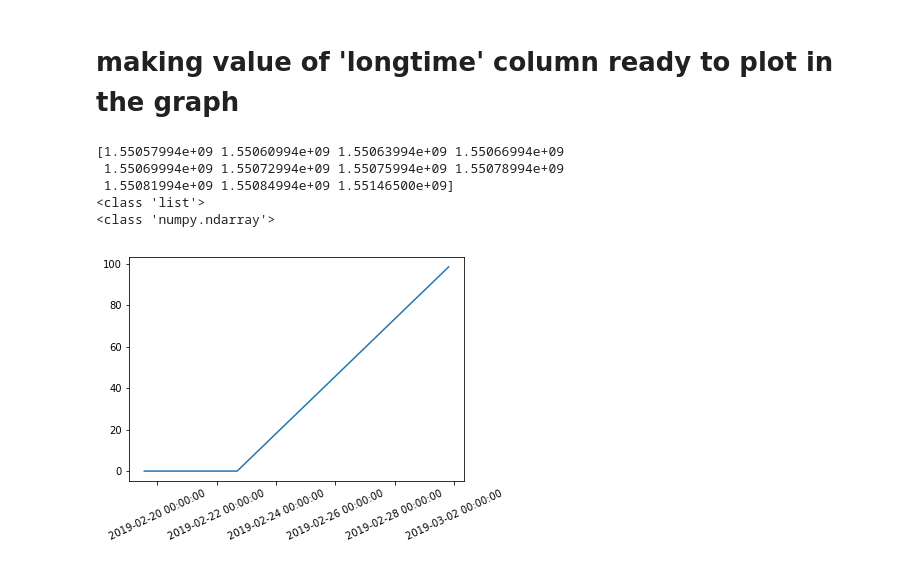
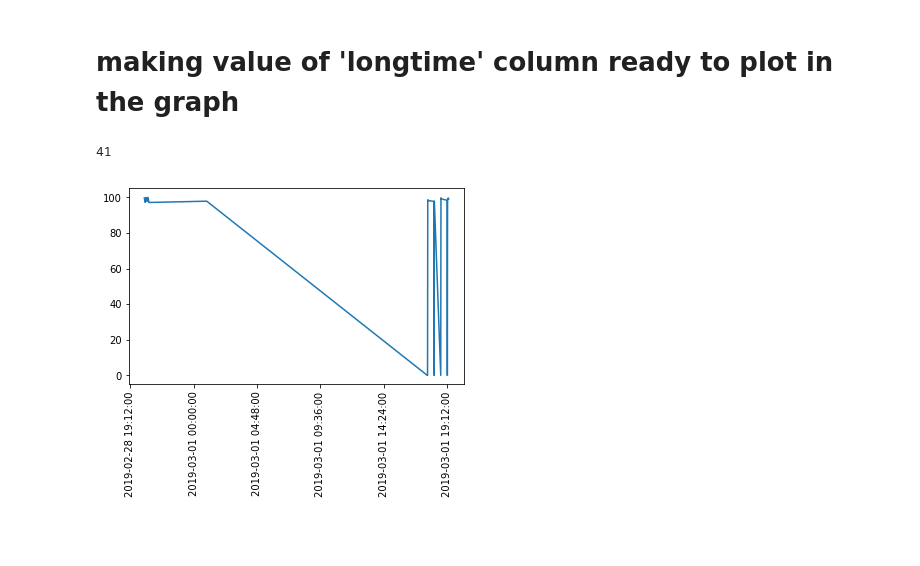
Before and after one commit to atifkarim/prediction_data_with_ML, a Jupyter notebook: longtime_to_unixtime.ipynb, the cells around one changed output. Cells and saved outputs as stored; diff of their text form; code cells hidden in the pictures; blank space fills up the shorter version.

```diff
--- a/longtime_to_unixtime.ipynb
+++ b/longtime_to_unixtime.ipynb
@@ -15,7 +15,7 @@ test.info()
 import time
 import datetime
 
-longTime=test.loc[0:1000,['longTime']]
+longTime=test.loc[10000:20000:100,['longTime']]
 longTime=longTime.as_matrix()
 # print(type(longTime))
 a=[]
@@ -26,14 +26,11 @@ for k in longTime:
 # print(a[0:])
 # print(a[-2:])
 count=0
-for b in a:
+for b in a[::-1]:
     b=int(b) # make plain integer
     str_b=str(b)
     c=str_b[-3:]
     new_str_b=str_b.replace(c, '',1)
-#     print(str_b)
-#     print("hi: ",c)
-#     print(count,"==",new_str_b)
     new_str_b_time=int(new_str_b)
 
     now_time=datetime.datetime.fromtimestamp(new_str_b_time)
@@ -45,7 +42,7 @@ for b in a:
 #     print('count_num: ',count,' convert_time: ',convert_time," date_time_obj: ",date_time_obj," str_time",new_str_b_time)
     count+=1
 
-print(date_time_array.size)
+# print(date_time_array.size)
 # for q in date_time_array[::-1]:
 # #     q=q.split(" ")
 # #     split_q=np.append(split_q,q)
@@ -123,60 +142,52 @@ import matplotlib.pyplot as plt
 import matplotlib.dates as md
 import numpy as np
 import datetime as dt
 import time
 %matplotlib inline
 
-longTime=test.loc[0:5000:500,['longTime']]
+longTime=test.loc[10:50,['longTime']]
 longTime=longTime.as_matrix()
-# print(type(longTime))
+print(longTime.size)
 a=[]
 date_time_array=[]
 for k in longTime:
     a=np.append(a,k)
 
-# print(a[0:])
-# print(a[-2:])
 timestamp_array=[]
 count=0
-for b in a:
+for b in a[::-1]:
     b=int(b) # make plain integer
     str_b=str(b)
     c=str_b[-3:]
     new_str_b=str_b.replace(c, '',1)
     new_str_b_time=int(new_str_b)
     timestamp_array=np.append(timestamp_array,new_str_b_time)
-print(timestamp_array)
+# print(timestamp_array)
 
 date_list=[dt.datetime.fromtimestamp(ts) for ts in timestamp_array]
-print(type(date_list))
+# for r in date_list:
+#     print(r)
+# print(type(date_list))
+
 datenums_array=md.date2num(date_list)
-print(type(datenums_array))
+# for w in datenums_array:
+#     print(w)
+# print(type(datenums_array))
 
-# g=[]
-# for i in range (0,1001,1):
-#     if i<=500:
-#         i=i*i
-#     else:
-#         i=i+10
-# #     print(i)
-#     g=np.append(g,i)
+value_1=test.loc[10:50,['AEKGTZKK1_V0']]
+value_1=value_1.as_matrix()
+# print(value_1)
+value_1_reverse=value_1[::-1]
+# print(value_1_reverse)
 
-value_1=test.loc[0:5000:500,['AEKGTZKK1_V0']]
-value_1=value_1.as_matrix()
-value_1_reverse=value_1[::-1]
-
-plt.subplots_adjust(bottom=.1)
-plt.xticks( rotation=25 )
+plt.subplots_adjust(bottom=.2)
+plt.xticks( rotation=90)
 ax=plt.gca()
 xfmt = md.DateFormatter('%Y-%m-%d %H:%M:%S')
 ax.xaxis.set_major_formatter(xfmt)
-plt.plot(datenums_array,value_1_reverse)
+plt.plot(datenums_array,value_1_reverse) #you can give here datenums_array
 plt.show()
 # %% [output]
-[1.55057994e+09 1.55060994e+09 1.55063994e+09 1.55066994e+09
- 1.55069994e+09 1.55072994e+09 1.55075994e+09 1.55078994e+09
- 1.55081994e+09 1.55084994e+09 1.55146500e+09]
-<class 'list'>
-<class 'numpy.ndarray'>
+41
-[figure, old version]
+[figure, new version]
 # %%
```
Also changed, not shown: parts of 3 cells of this notebook.
